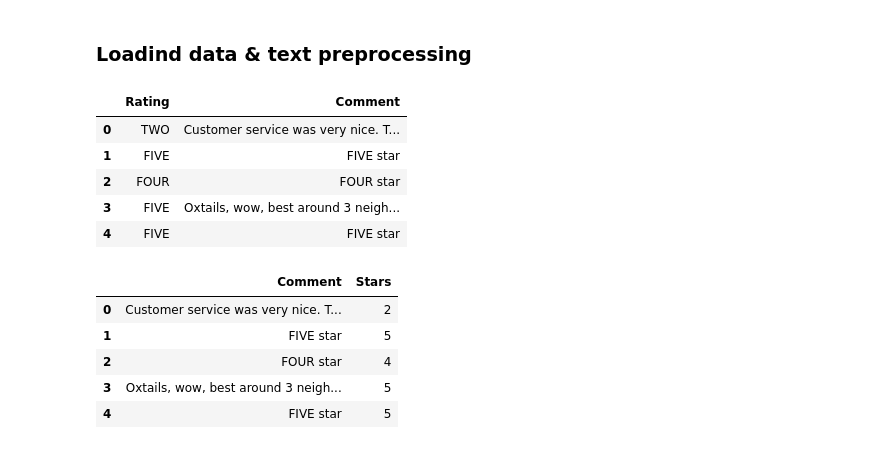
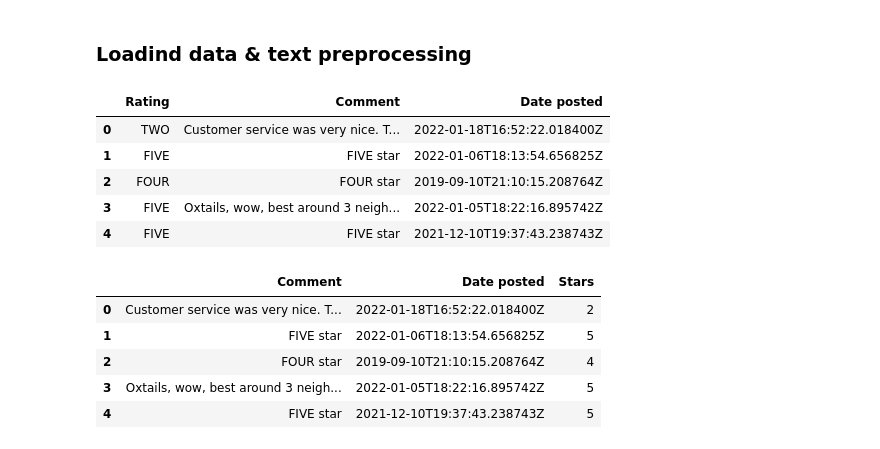
Before and after one commit to Jahdo-Codes/Real-World-Simulation-Projects, a Jupyter notebook: Sentiment analysis/Local business.ipynb, the cells around one changed output. Drawn from its saved outputs; the diff is of its cells as text; code cells hidden in the pictures.

```diff
--- a/Sentiment analysis/Local business.ipynb
+++ b/Sentiment analysis/Local business.ipynb
@@ -148,16 +148,16 @@ flat_df.to_csv('/Users/jahdovanterpool/Downloads/Sylvia/local_sentiment_project.
 ### Loadind data & text preprocessing
 # %%
 df = pd.read_csv('/Users/jahdovanterpool/Downloads/Sylvia/local_sentiment_project.csv',index_col=0)
-df.drop(['ReplyUpdate','ReviewID','Updated','Reviewer', 'Created','Reply'],axis=1, inplace=True)
+df.drop(['ReplyUpdate','ReviewID','Updated','Reviewer','Reply'],axis=1, inplace=True)
 
 df.head()
 # %% [output]
-|  | Rating | Comment |
-| 0 | TWO | Customer service was very nice. T... |
-| 1 | FIVE | FIVE star |
-| 2 | FOUR | FOUR star |
-| 3 | FIVE | Oxtails, wow, best around 3 neigh... |
-| 4 | FIVE | FIVE star |
+|  | Rating | Comment | Date posted |
+| 0 | TWO | Customer service was very nice. T... | 2022-01-18T16:52:22.018400Z |
+| 1 | FIVE | FIVE star | 2022-01-06T18:13:54.656825Z |
+| 2 | FOUR | FOUR star | 2019-09-10T21:10:15.208764Z |
+| 3 | FIVE | Oxtails, wow, best around 3 neigh... | 2022-01-05T18:22:16.895742Z |
+| 4 | FIVE | FIVE star | 2021-12-10T19:37:43.238743Z |
 # %%
 # Convert ratings to integers
 
@@ -173,12 +173,12 @@ df['Stars'] = df['Rating'].map(rating_map)
 df.drop('Rating',axis=1,inplace=True)
 df.head()
 # %% [output]
-|  | Comment | Stars |
-| 0 | Customer service was very nice. T... | 2 |
-| 1 | FIVE star | 5 |
-| 2 | FOUR star | 4 |
-| 3 | Oxtails, wow, best around 3 neigh... | 5 |
-| 4 | FIVE star | 5 |
+|  | Comment | Date posted | Stars |
+| 0 | Customer service was very nice. T... | 2022-01-18T16:52:22.018400Z | 2 |
+| 1 | FIVE star | 2022-01-06T18:13:54.656825Z | 5 |
+| 2 | FOUR star | 2019-09-10T21:10:15.208764Z | 4 |
+| 3 | Oxtails, wow, best around 3 neigh... | 2022-01-05T18:22:16.895742Z | 5 |
+| 4 | FIVE star | 2021-12-10T19:37:43.238743Z | 5 |
 # %%
 # Plot the count of each rating
 
```
Also changed, not shown: parts of 11 cells of this notebook.
